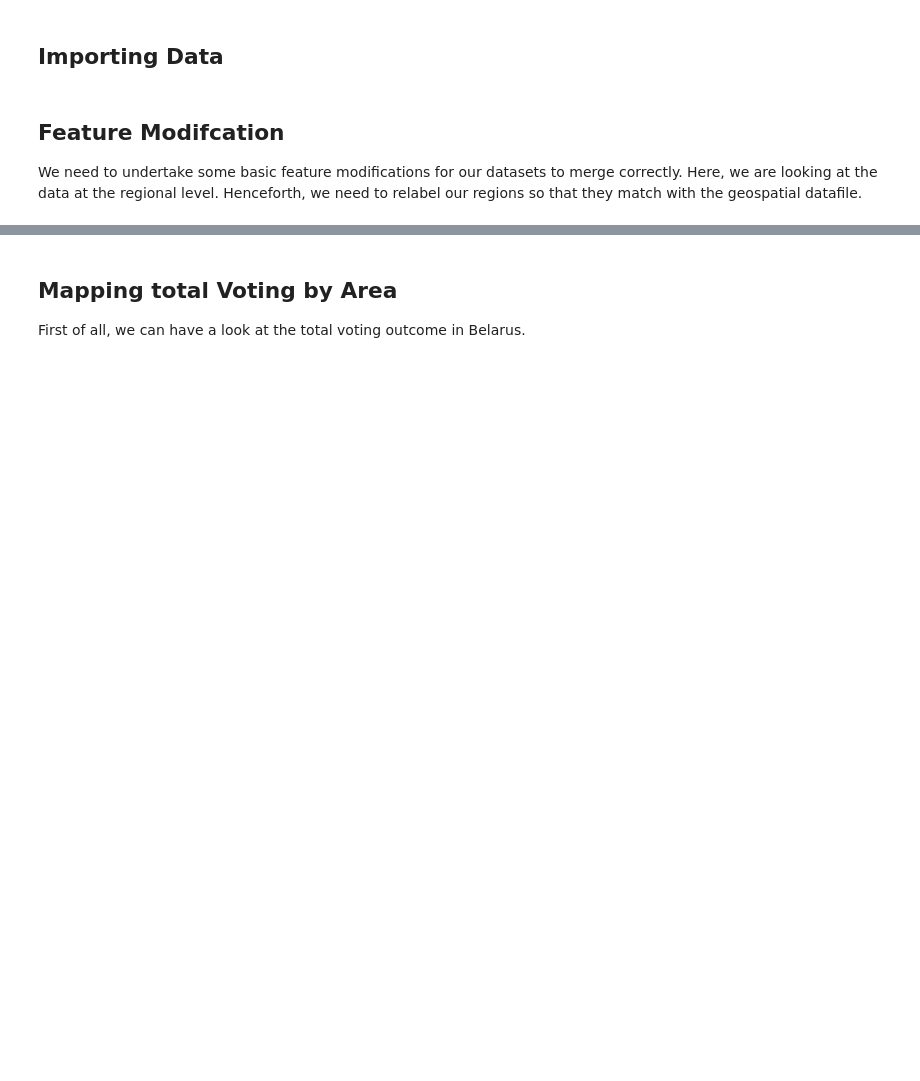
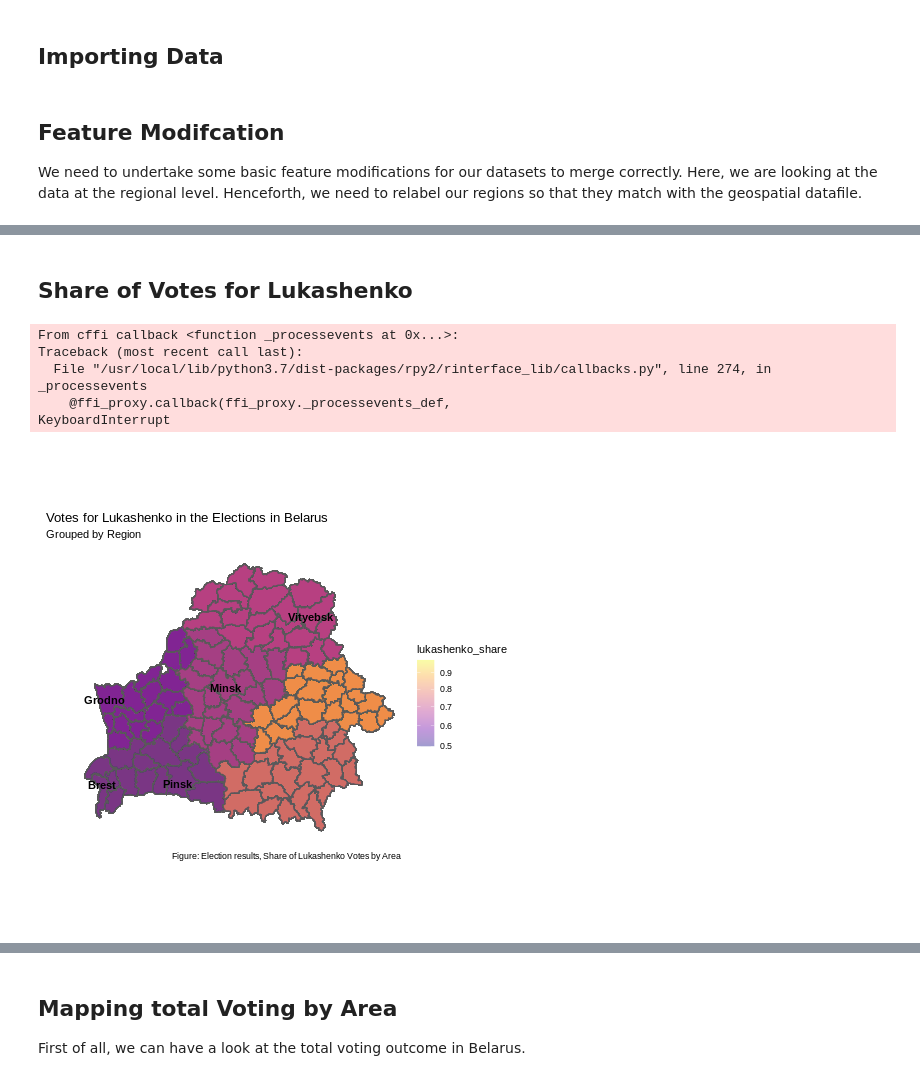
Before and after one commit to danielsaggau/Elections-Belarus, a Jupyter notebook: Belarus_ML_Full_Analysis.ipynb, the cells around one changed output, grey strips where cells are left out. Saved outputs shown, nothing was run; the diff lists cells and outputs as text; code cells hidden in the pictures; blank space fills up the shorter version.

```diff
--- a/Belarus_ML_Full_Analysis.ipynb
+++ b/Belarus_ML_Full_Analysis.ipynb
@@ -897,0 +964,23 @@ merge = merge(geo, data, by.x= 'NAME_1', by.y='region')
+# %% [markdown]
+## Share of Votes for Lukashenko
+# %%
+%%R
+plot = ggplot() + geom_sf(data= merge, mapping = aes(geometry = geometry)) + geom_sf(data = merge, mapping = aes(geometry = geometry,
+                    fill = lukashenko_share)) + scale_fill_viridis_c(option="C", trans = "sqrt", alpha = .4,
+                      limits=c(min(merge$lukashenko_share), max(merge$lukashenko_share))) +
+                       theme(panel.background = element_rect(fill = "white"),
+                     axis.title = element_blank(), axis.text = element_blank(), axis.ticks = element_blank()) +
+                  geom_text(data = capitals, aes(x = lon, y = lat, label = city),
+                   size = 3.9, col = "black", fontface = "bold") +  coord_sf(xlim = c(22, 33), ylim = c(51, 56.5), expand = FALSE) +
+                  ggtitle("Votes for Lukashenko in the Elections in Belarus",
+                  subtitle = "Grouped by Region") +
+                  labs(caption = "Figure: Election results, Share of Lukashenko Votes by Area",
+                   x = "longitude", y = "latitude")
+plot
+# %% [output]
+From cffi callback <function _processevents at 0x...>:
+Traceback (most recent call last):
+  File "/usr/local/lib/python3.7/dist-packages/rpy2/rinterface_lib/callbacks.py", line 274, in _processevents
+    @ffi_proxy.callback(ffi_proxy._processevents_def,
+KeyboardInterrupt
+[figure, added]
```
Also changed, not shown: parts of 70 cells of this notebook.
